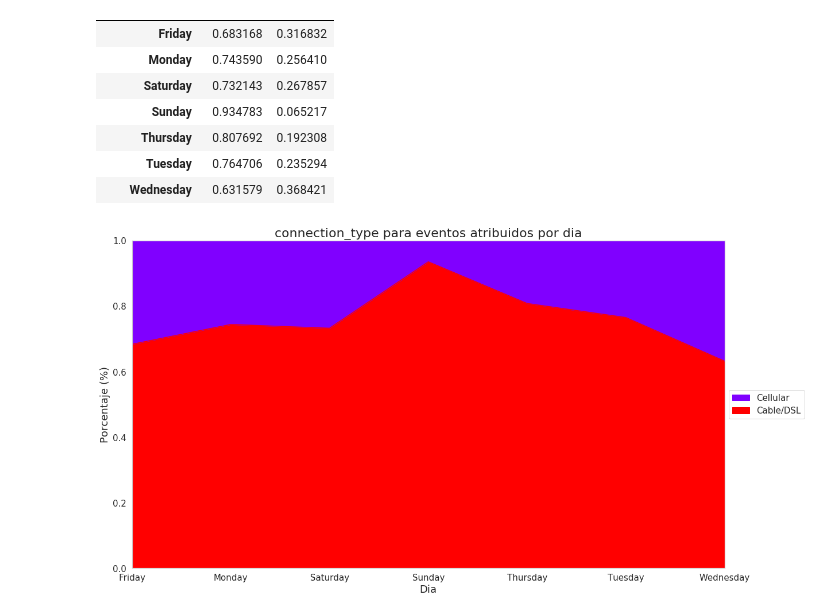
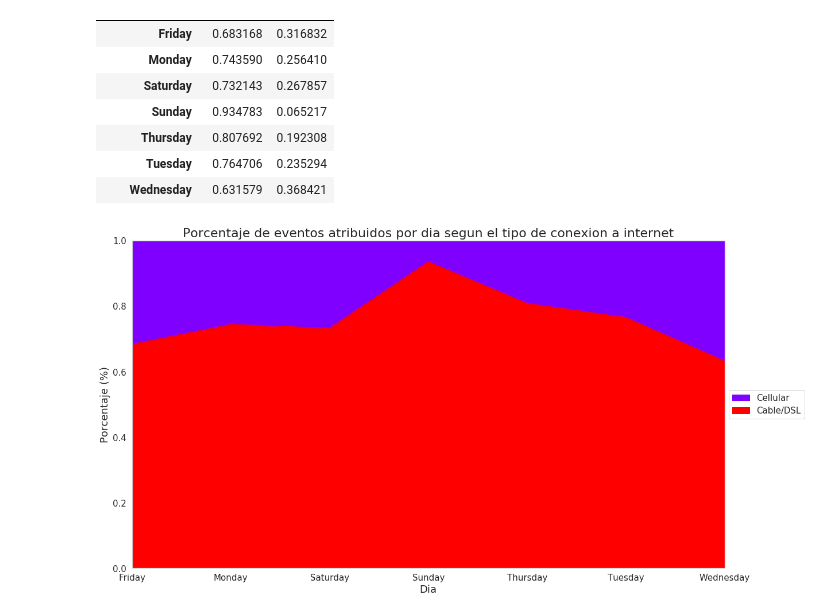
Before and after one commit to GastonMontes/75.06-Datos-Grupo22-TP1, a Jupyter notebook: Analisis_events.ipynb, the cells around one changed output. Cells and saved outputs as stored; diff of their text form; code cells hidden in the pictures.

```diff
--- a/temp/AnalisisTP1_events.ipynb
+++ b/Analisis_events.ipynb
@@ -330,19 +335,19 @@ tabla_connection_type_weekday
 # %%
 # Plot
 f = plt.figure()
 ax = tabla_connection_type_weekday.plot(kind='area', stacked=True, colormap='rainbow_r', figsize=(18.5, 10.5), ax=f.gca(), fontsize=15)
 # Config labels y handels
 handles, labels = ax.get_legend_handles_labels()
 plt.legend(handles[::-1], labels[::-1], loc='center left', bbox_to_anchor=(1.0, 0.5), fontsize=15)
-plt.title('connection_type para eventos atribuidos por dia', fontsize=22)
+plt.title('Porcentaje de eventos atribuidos por dia segun el tipo de conexion a internet', fontsize=22)
 ax.set_ylabel('Porcentaje (%)', fontsize=18);
 ax.set_xlabel('Dia', fontsize=18);
 # Limites grafico
 ax.set_ylim(0,1)
 ax.set_xlim(0,6)
 plt.show()
 
 f.set_size_inches(18.5, 10.5, forward=True)
 f.savefig('img/connection_type_weekday_attributed.png')
 # %% [output]
-[figure, old version]
+[figure, new version]
```
Also changed, not shown: parts of 5 cells of this notebook, 3 other files.
